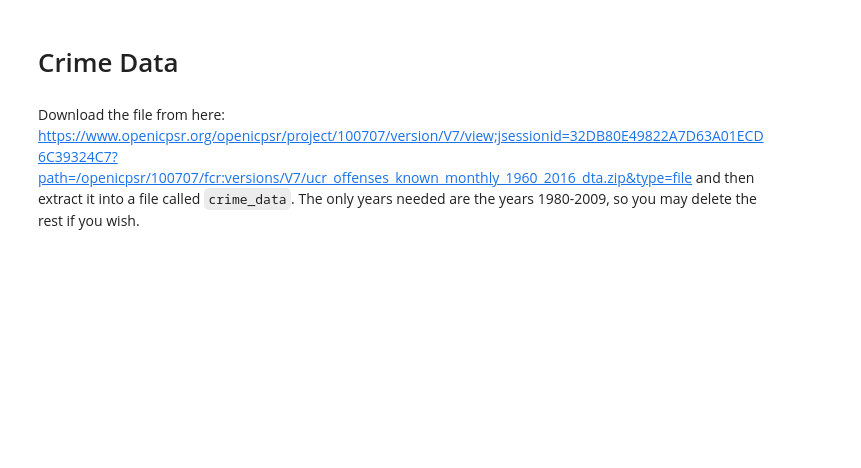
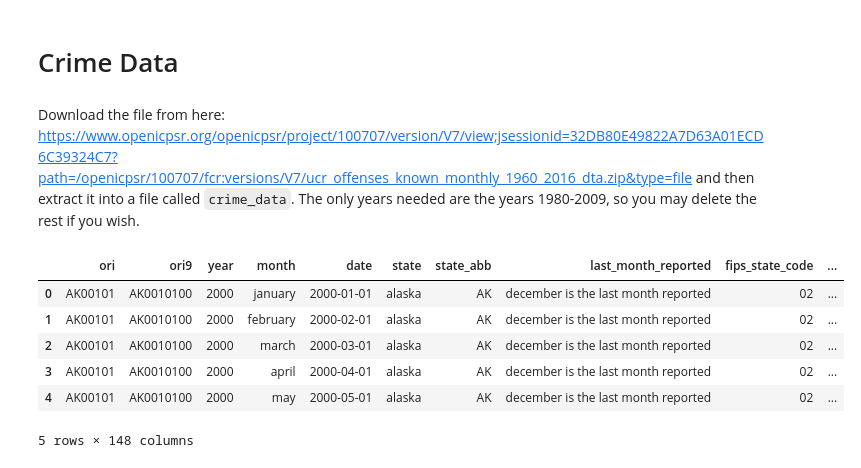
Before and after one commit to databasedav/crime-and-climate-change-reproduction, a Jupyter notebook: crime_data.ipynb, the cells around one changed output. Cells and saved outputs as stored; diff of their text form; code cells hidden in the pictures; blank space fills up the shorter version.

```diff
--- a/crime_data.ipynb
+++ b/crime_data.ipynb
@@ -40,6 +40,18 @@ column_rename_dict = {
     'act_theft_total': 'larceny',
     'act_mtr_vhc_theft_total': 'vehicle theft'
 }
+# %%
+df = pd.read_stata(f'crime_data/ucr_offenses_known_monthly_2000.dta')
+# %%
+df.head()
+# %% [output]
+|  | ori | ori9 | year | month | date | state | state_abb | last_month_reported | fips_state_code | ... |
+| 0 | AK00101 | AK0010100 | 2000 | january | 2000-01-01 | alaska | AK | december is the last month reported | 02 | ... |
+| 1 | AK00101 | AK0010100 | 2000 | february | 2000-02-01 | alaska | AK | december is the last month reported | 02 | ... |
+| 2 | AK00101 | AK0010100 | 2000 | march | 2000-03-01 | alaska | AK | december is the last month reported | 02 | ... |
+| 3 | AK00101 | AK0010100 | 2000 | april | 2000-04-01 | alaska | AK | december is the last month reported | 02 | ... |
+| 4 | AK00101 | AK0010100 | 2000 | may | 2000-05-01 | alaska | AK | december is the last month reported | 02 | ... |
+5 rows × 148 columns
 # %%
 # dict from year to cleaned crime dataframe
 crime_df_dict = dict()
```
Also changed, not shown: parts of 8 cells of this notebook, 11 other files.
